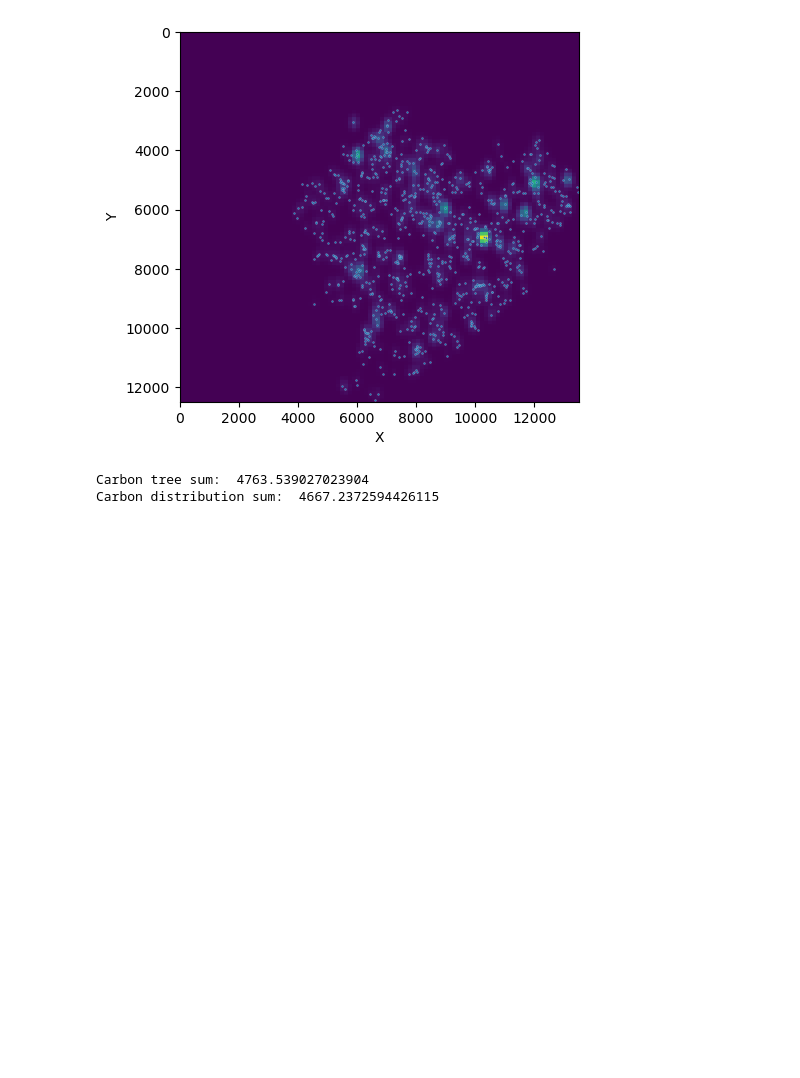
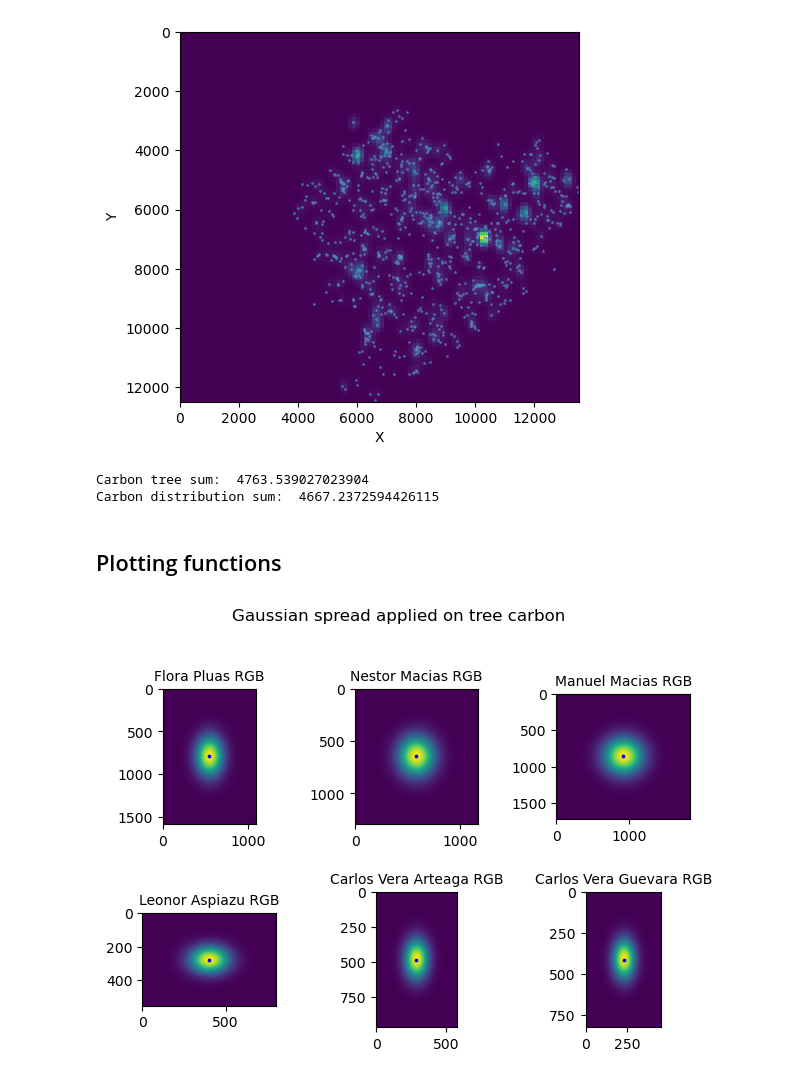
Before and after one commit to TimEngelmann/ai4est, a Jupyter notebook: exploration/estimate_carbon_exploration.ipynb, the cells around one changed output. Cells and saved outputs as stored; diff of their text form; code cells hidden in the pictures; blank space fills up the shorter version.

```diff
--- a/exploration/estimate_carbon_exploration.ipynb
+++ b/exploration/estimate_carbon_exploration.ipynb
@@ -379,3 +379,27 @@ print("Carbon distribution sum: ", np.sum(carbon_distribution))
 [figure]
 Carbon tree sum:  4763.539027023904
 Carbon distribution sum:  4667.2372594426115
+# %% [markdown]
+## Plotting functions
+# %%
+tree_gaussians = {}
+for site in xy_error.keys():
+    sigma_multiple = 10
+    max_x_tree = int(sigma_multiple * np.sqrt(xy_error[site][0]))
+    max_y_tree = int(sigma_multiple * np.sqrt(xy_error[site][1]))
+    y_range, x_range = np.mgrid[0:max_y_tree, 0:max_x_tree]
+    pos = np.dstack((y_range, x_range))
+    rv = multivariate_normal([max_y_tree/2, max_x_tree/2], [[xy_error[site][1], 0], [0, xy_error[site][0]]])
+    gaussian = rv.pdf(pos)
+    tree_gaussians[site] = gaussian
+
+fig, axs = plt.subplots(2, 3)
+fig.suptitle("Gaussian spread applied on tree carbon")
+for site, ax in zip(xy_error.keys(), axs.flat):
+    ax.imshow(tree_gaussians[site])
+    ax.scatter(tree_gaussians[site].shape[1]/2, tree_gaussians[site].shape[0]/2, s=3, c='b')
+    ax.set_title(site, fontsize=10)
+fig.tight_layout(pad=2)
+plt.show()
+# %% [output]
+[figure, added]
```
Also changed, not shown: parts of 5 cells of this notebook, 1 other file.
